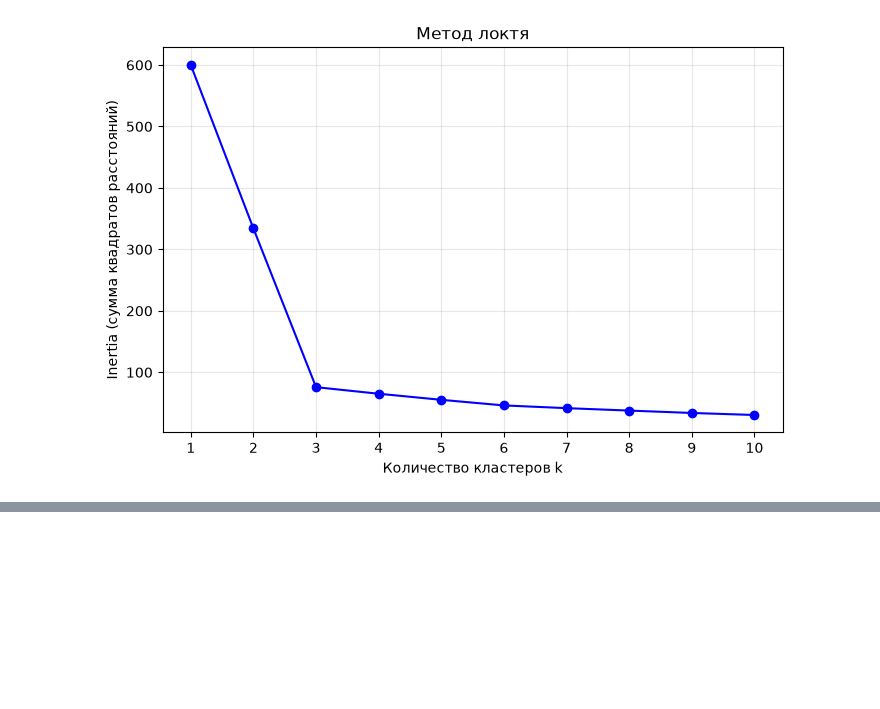
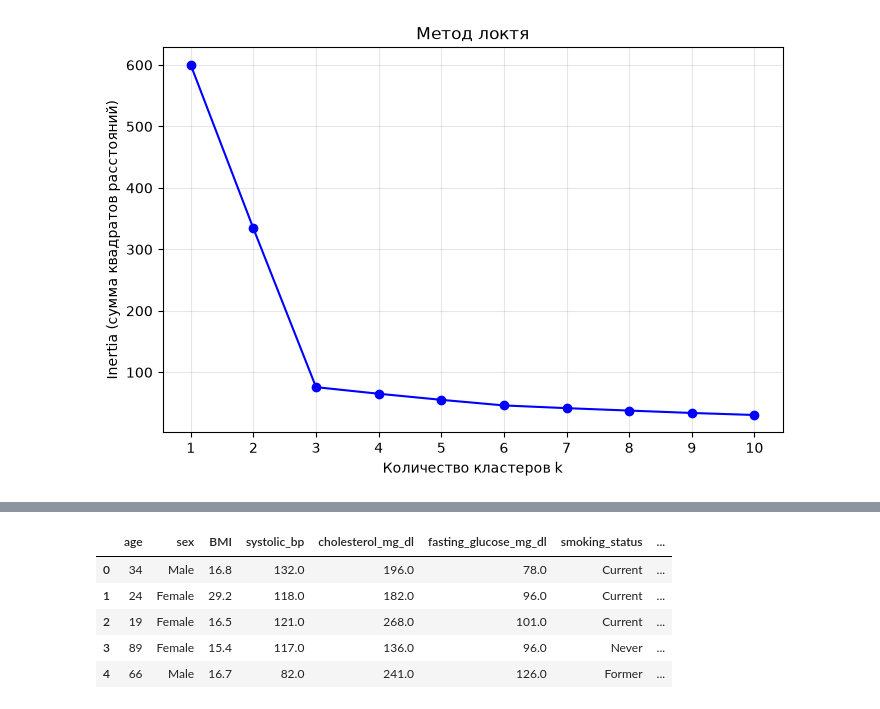
Before and after one commit to AlekseevaAnna1/data-analytics-labs, a Jupyter notebook: ЛР4_Алексеева_1.ipynb, the cells around one changed output, grey strips where cells are left out. Cells and saved outputs as stored; diff of their text form; code cells hidden in the pictures; blank space fills up the shorter version.

```diff
--- a/ЛР4_Алексеева_1.ipynb
+++ b/ЛР4_Алексеева_1.ipynb
@@ -245,0 +253,10 @@ plt.show()
+# %%
+df_med = pd.read_csv('medical_diagnosis.csv') # чтение данных из файла
+df_med.head()
+# %% [output]
+|  | age | sex | BMI | systolic_bp | cholesterol_mg_dl | fasting_glucose_mg_dl | smoking_status | ... |
+| 0 | 34 | Male | 16.8 | 132.0 | 196.0 | 78.0 | Current | ... |
+| 1 | 24 | Female | 29.2 | 118.0 | 182.0 | 96.0 | Current | ... |
+| 2 | 19 | Female | 16.5 | 121.0 | 268.0 | 101.0 | Current | ... |
+| 3 | 89 | Female | 15.4 | 117.0 | 136.0 | 96.0 | Never | ... |
+| 4 | 66 | Male | 16.7 | 82.0 | 241.0 | 126.0 | Former | ... |
```
Also changed, not shown: parts of 17 cells of this notebook.
